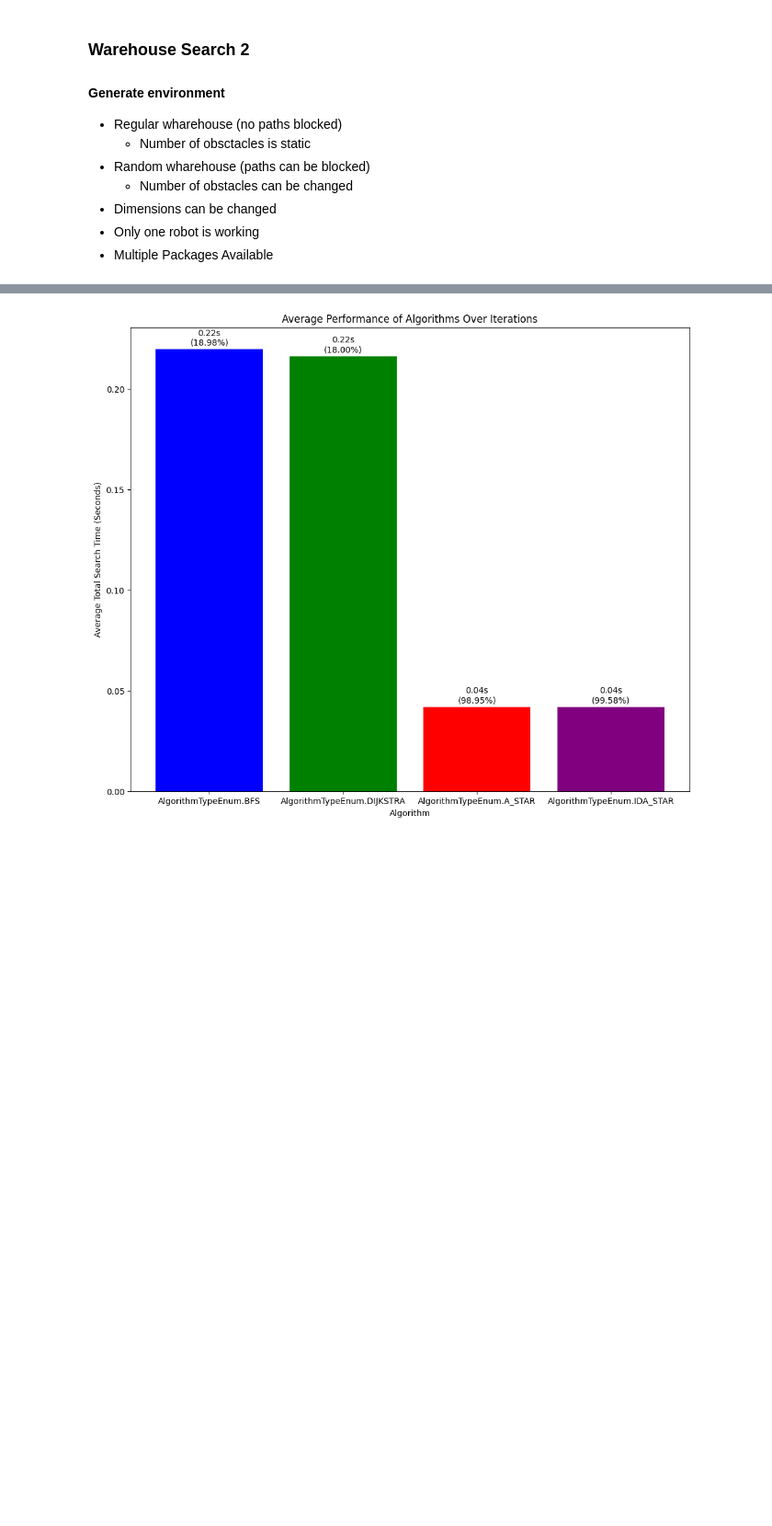
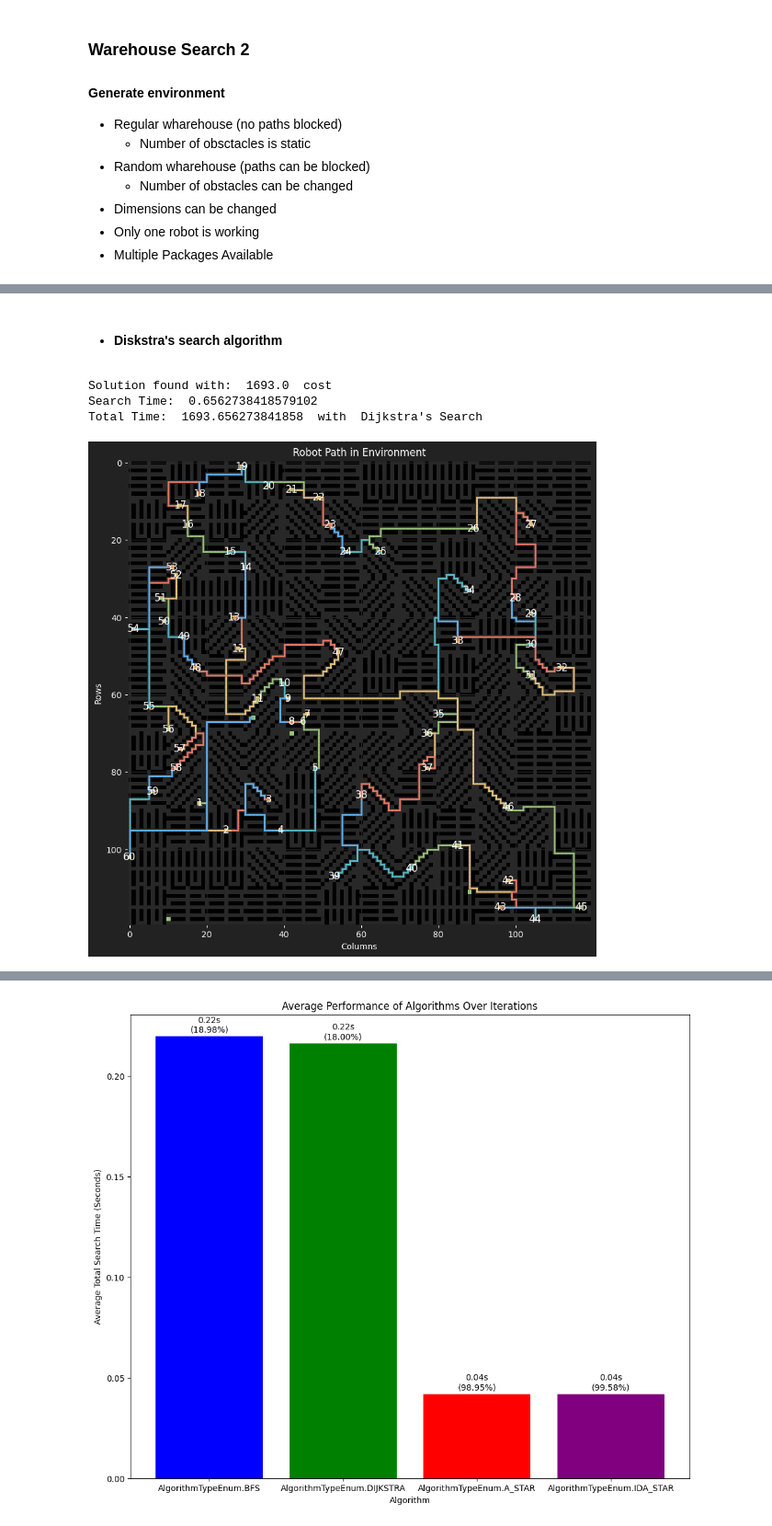
Before and after one commit to 0xdbff/AI, a Jupyter notebook: tp01.ipynb, the cells around one changed output, grey strips where cells are left out. Shown at 92% size. Saved outputs shown, nothing was run; the diff lists cells and outputs as text; code cells hidden in the pictures; blank space fills up the shorter version.

```diff
--- a/tp01.ipynb
+++ b/tp01.ipynb
@@ -92,0 +107,12 @@ env = Environment(WarehouseTypeEnum.Regular,rows = 120, cols = 120, n_packages=6
+# %% [markdown]
+- #### **Diskstra's search algorithm**
+# %%
+search_dijkstra = Search(AlgorithmTypeEnum.DIJKSTRA, env)
+search_dijkstra.print_cost()
+
+visualize_warehouse(env, search_dijkstra)
+# %% [output]
+Solution found with:  1693.0  cost
+Search Time:  0.6562738418579102
+Total Time:  1693.656273841858  with  Dijkstra's Search
+[figure, added]
```
Also changed, not shown: parts of 22 cells of this notebook, 1 other file.
